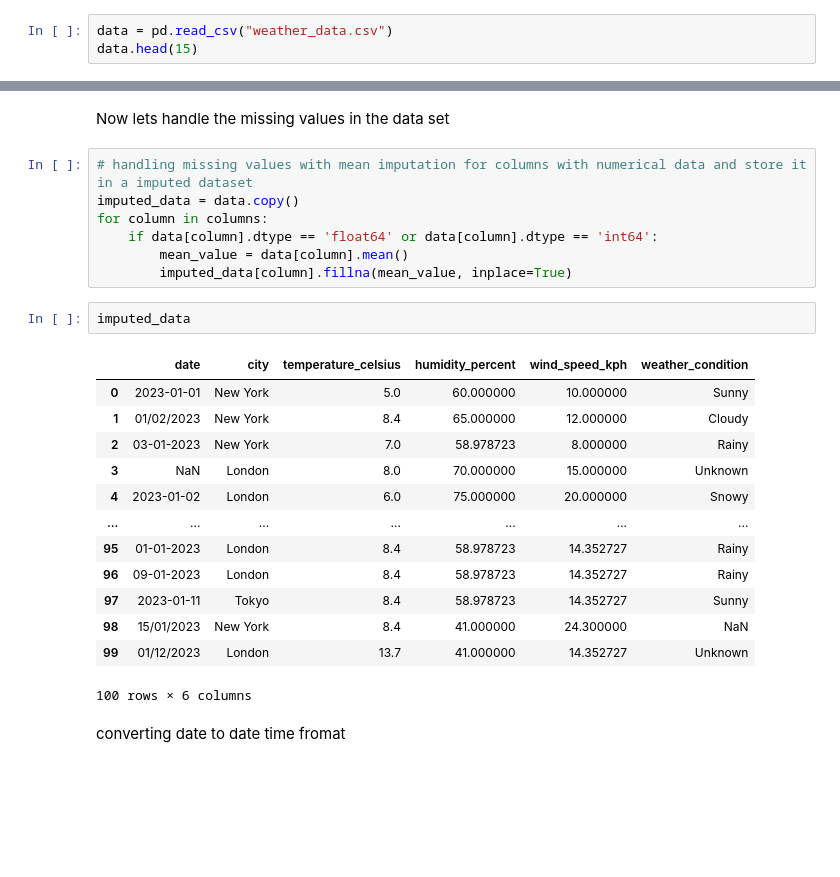
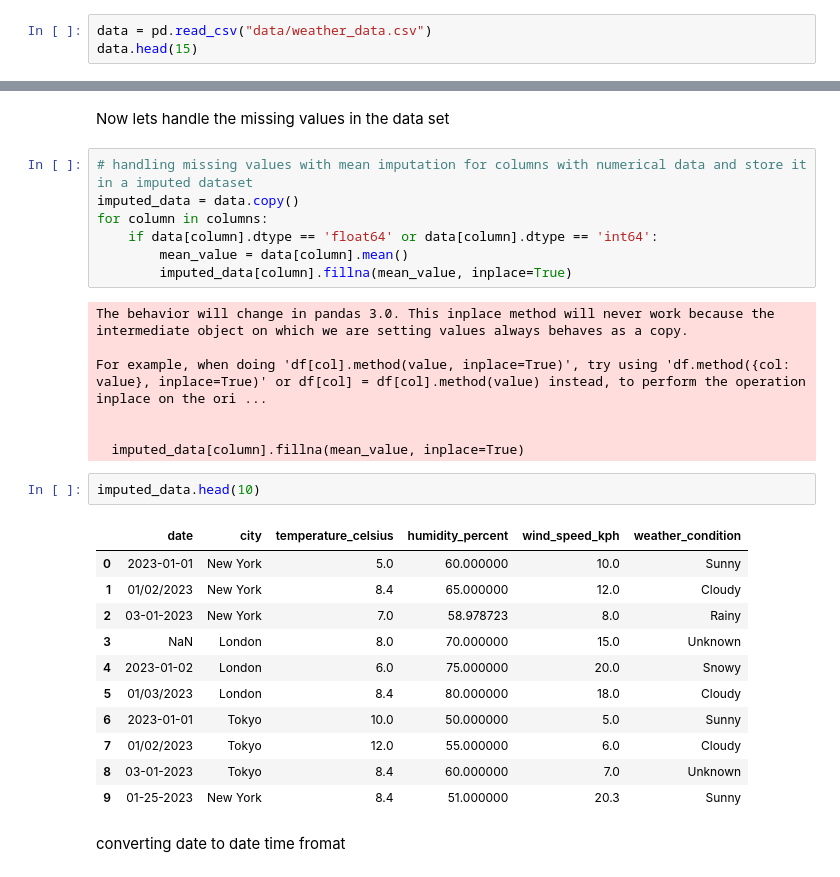
Before and after one commit to itsdagi/shega-data-engineering, a Jupyter notebook: climate.ipynb, the cells around one changed output, grey strips where cells are left out. Cells and saved outputs as stored; diff of their text form; blank space fills up the shorter version.

```diff
--- a/climate.ipynb
+++ b/climate.ipynb
@@ -9,7 +9,7 @@ import numpy as np
 # %% [markdown]
 loading the data set to my jupyter notebook environment
 # %%
-data = pd.read_csv("weather_data.csv")
+data = pd.read_csv("data/weather_data.csv")
 data.head(15)
 # %% [output]
 |  | date | city | temperature_celsius | humidity_percent | wind_speed_kph | weather_condition |
@@ -72,22 +72,27 @@ for column in columns:
     if data[column].dtype == 'float64' or data[column].dtype == 'int64':
         mean_value = data[column].mean()
         imputed_data[column].fillna(mean_value, inplace=True)
+# %% [output]
+The behavior will change in pandas 3.0. This inplace method will never work because the intermediate object on which we are setting values always behaves as a copy.
+
+For example, when doing 'df[col].method(value, inplace=True)', try using 'df.method({col: value}, inplace=True)' or df[col] = df[col].method(value) instead, to perform the operation inplace on the ori ...
+
+
+  imputed_data[column].fillna(mean_value, inplace=True)
 # %%
-imputed_data
+imputed_data.head(10)
 # %% [output]
 |  | date | city | temperature_celsius | humidity_percent | wind_speed_kph | weather_condition |
-| 0 | 2023-01-01 | New York | 5.0 | 60.000000 | 10.000000 | Sunny |
-| 1 | 01/02/2023 | New York | 8.4 | 65.000000 | 12.000000 | Cloudy |
-| 2 | 03-01-2023 | New York | 7.0 | 58.978723 | 8.000000 | Rainy |
-| 3 | NaN | London | 8.0 | 70.000000 | 15.000000 | Unknown |
-| 4 | 2023-01-02 | London | 6.0 | 75.000000 | 20.000000 | Snowy |
-| ... | ... | ... | ... | ... | ... | ... |
-| 95 | 01-01-2023 | London | 8.4 | 58.978723 | 14.352727 | Rainy |
-| 96 | 09-01-2023 | London | 8.4 | 58.978723 | 14.352727 | Rainy |
-| 97 | 2023-01-11 | Tokyo | 8.4 | 58.978723 | 14.352727 | Sunny |
-| 98 | 15/01/2023 | New York | 8.4 | 41.000000 | 24.300000 | NaN |
-| 99 | 01/12/2023 | London | 13.7 | 41.000000 | 14.352727 | Unknown |
+| 0 | 2023-01-01 | New York | 5.0 | 60.000000 | 10.0 | Sunny |
+| 1 | 01/02/2023 | New York | 8.4 | 65.000000 | 12.0 | Cloudy |
+| 2 | 03-01-2023 | New York | 7.0 | 58.978723 | 8.0 | Rainy |
+| 3 | NaN | London | 8.0 | 70.000000 | 15.0 | Unknown |
+| 4 | 2023-01-02 | London | 6.0 | 75.000000 | 20.0 | Snowy |
+| 5 | 01/03/2023 | London | 8.4 | 80.000000 | 18.0 | Cloudy |
+| 6 | 2023-01-01 | Tokyo | 10.0 | 50.000000 | 5.0 | Sunny |
+| 7 | 01/02/2023 | Tokyo | 12.0 | 55.000000 | 6.0 | Cloudy |
+| 8 | 03-01-2023 | Tokyo | 8.4 | 60.000000 | 7.0 | Unknown |
+| 9 | 01-25-2023 | New York | 8.4 | 51.000000 | 20.3 | Sunny |
-100 rows × 6 columns
 # %% [markdown]
 converting date to date time fromat
 # %%
```
Also changed, not shown: parts of 6 cells of this notebook.
